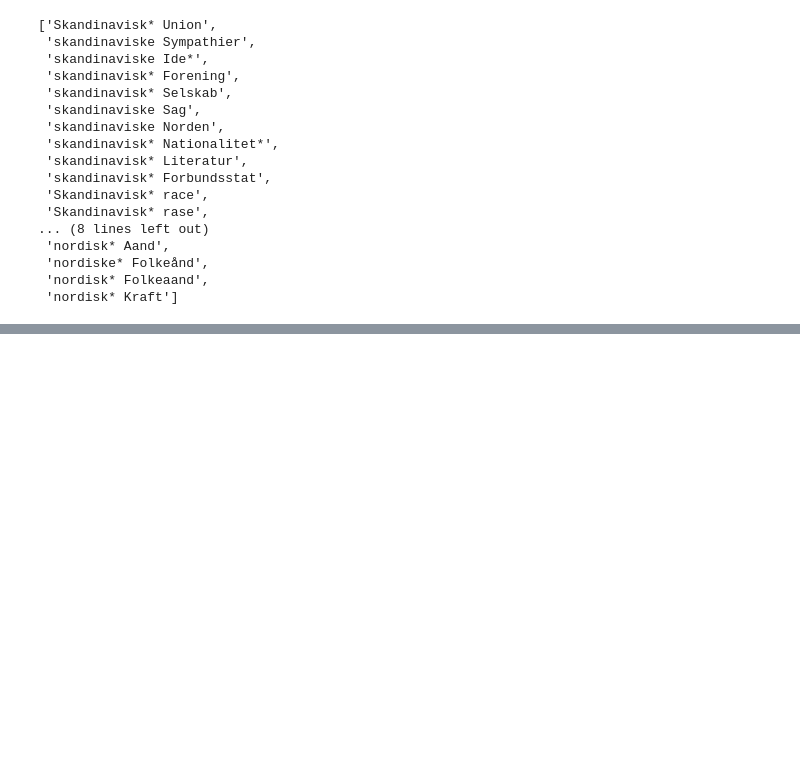
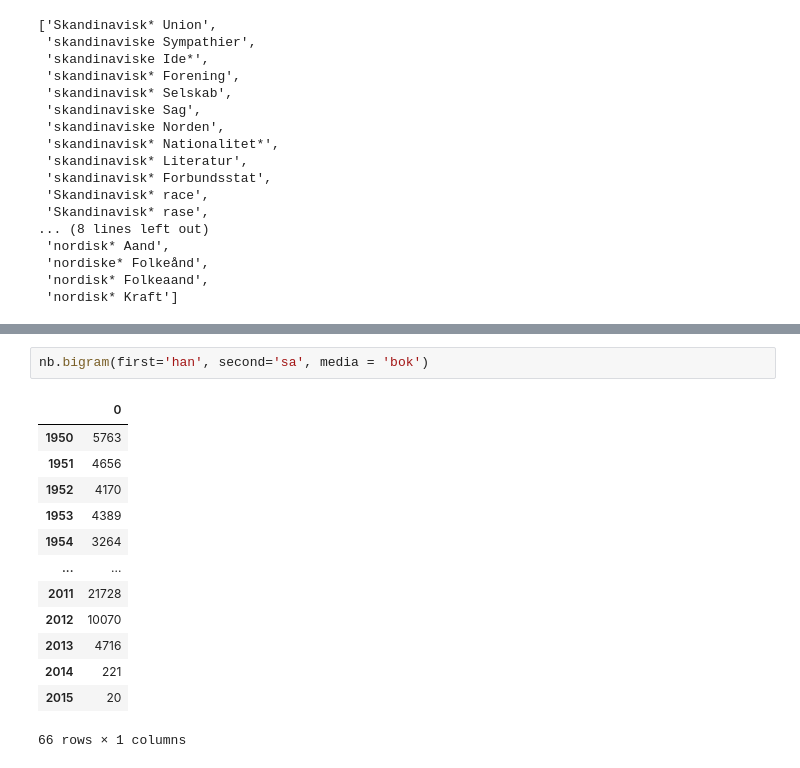
Before and after one commit to Yoonsen/aviser_trender, a Jupyter notebook: Ruths data.ipynb, the cells around one changed output, grey strips where cells are left out. Saved outputs shown, nothing was run; the diff lists cells and outputs as text; blank space fills up the shorter version.

```diff
--- a/Ruths data.ipynb
+++ b/Ruths data.ipynb
@@ -471,0 +506,16 @@ nbdigital_trends(terms=[["Skandinavistisk*"], ["Skandinavistisk"]],mediatype='av
+# %%
+nb.bigram(first='han', second='sa', media = 'bok')
+# %% [output]
+|  | 0 |
+| 1950 | 5763 |
+| 1951 | 4656 |
+| 1952 | 4170 |
+| 1953 | 4389 |
+| 1954 | 3264 |
+| ... | ... |
+| 2011 | 21728 |
+| 2012 | 10070 |
+| 2013 | 4716 |
+| 2014 | 221 |
+| 2015 | 20 |
+66 rows × 1 columns
```
Also changed, not shown: parts of 7 cells of this notebook, 6 other files.
